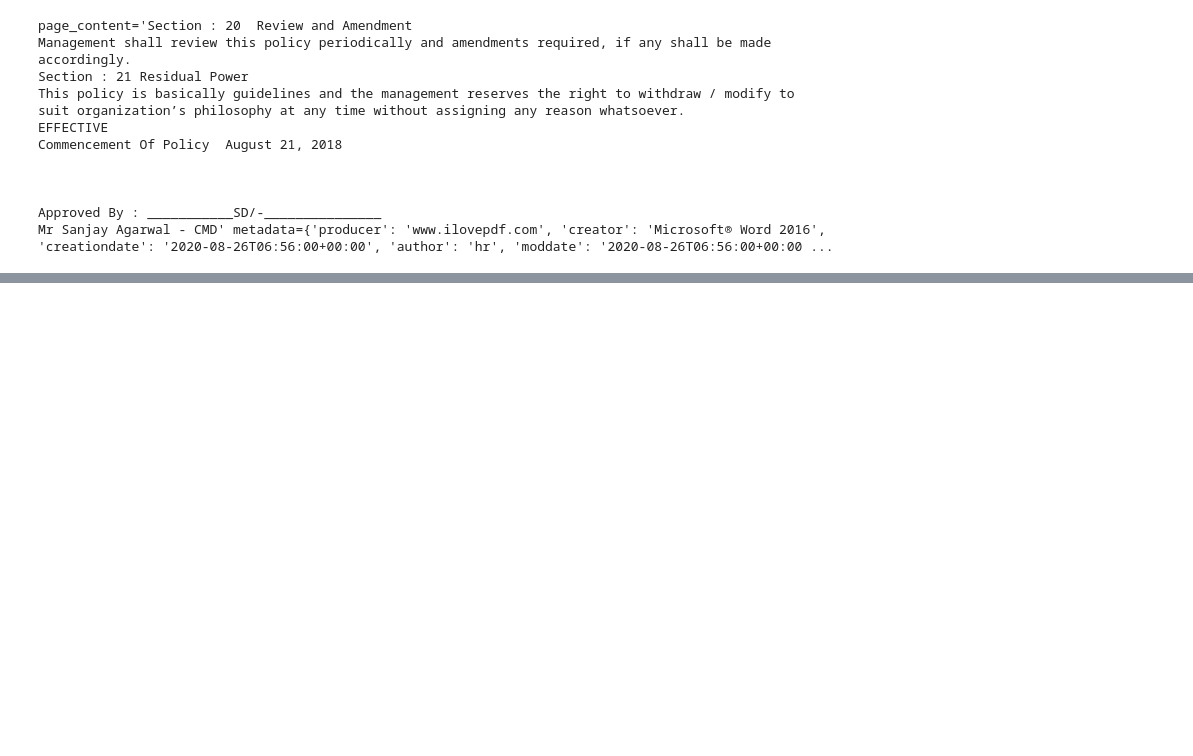
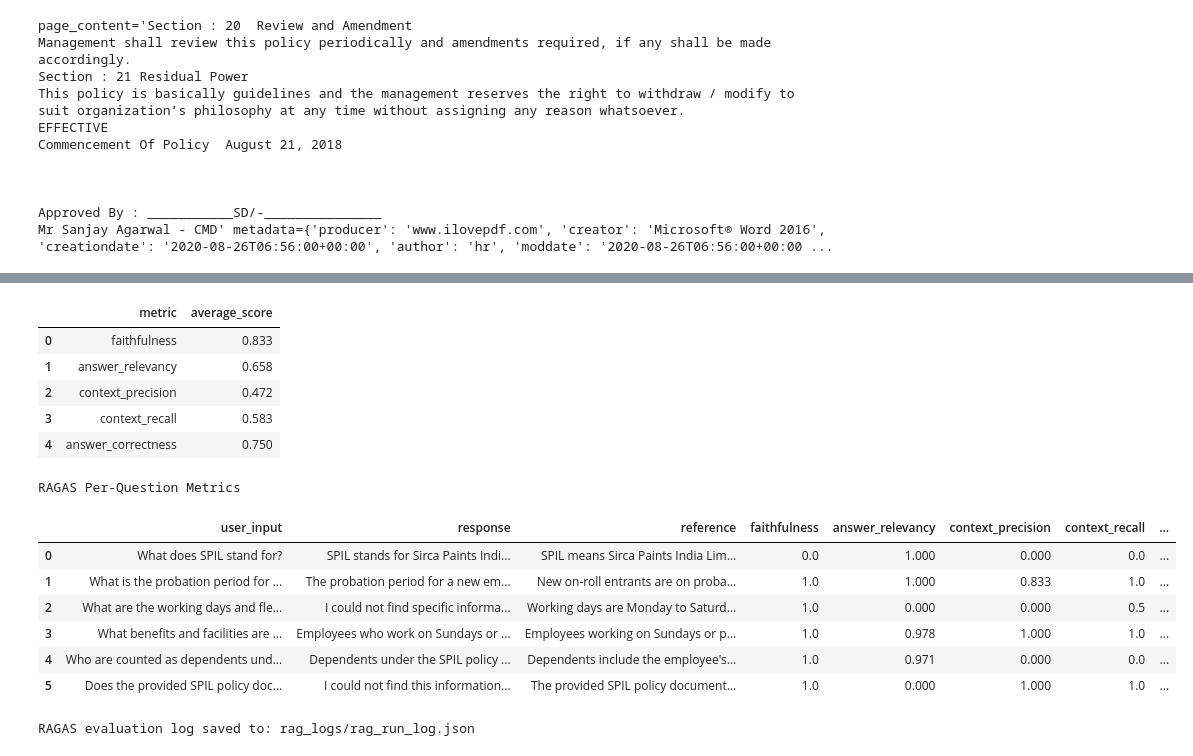
Before and after one commit to ingledarshan/Walmart-IN-21-25-September-2026-GenAIForEngineeringManagers, a Jupyter notebook: Day3/3 RAG_system_using_LangChain_and_OpenAI.ipynb, the cells around one changed output, grey strips where cells are left out. Saved outputs shown, nothing was run; the diff lists cells and outputs as text; code cells hidden in the pictures; blank space fills up the shorter version.

```diff
--- a/Day3/3 RAG_system_using_LangChain_and_OpenAI.ipynb
+++ b/Day3/3 RAG_system_using_LangChain_and_OpenAI.ipynb
@@ -393,0 +1220,20 @@ Mr Sanjay Agarwal - CMD' metadata={'producer': 'www.ilovepdf.com', 'creator': 'M
+# %%
+# Step 17: Run RAGAS metrics
+ragas_metrics = [
+    faithfulness,
+    answer_relevancy,
+    context_precision,
+    context_recall,
+    answer_correctness,
+]
+
+ragas_result = evaluate(
+    ragas_dataset,
+    metrics=ragas_metrics,
+    llm=llm,
+    embeddings=embeddings,
+    raise_exceptions=False,
+    show_progress=True,
+)
+
+print("RAGAS evaluation completed.")
@@ -393,0 +1243,45 @@ Mr Sanjay Agarwal - CMD' metadata={'producer': 'www.ilovepdf.com', 'creator': 'M
+# %%
+# Step 18: Print RAGAS metrics in structured DataFrame format
+ragas_result_df = ragas_result.to_pandas()
+
+metric_columns = [
+    "faithfulness",
+    "answer_relevancy",
+    "context_precision",
+    "context_recall",
+    "answer_correctness",
+]
+
+ragas_metrics_summary_df = (
+    ragas_result_df[metric_columns]
+    .mean(numeric_only=True)
+    .reset_index()
+    .rename(columns={"index": "metric", 0: "average_score"})
+)
+ragas_metrics_summary_df["average_score"] = ragas_metrics_summary_df["average_score"].round(3)
+
+ragas_question_metrics_df = ragas_result_df[
+    ["user_input", "response", "reference"] + metric_columns
+].copy()
+ragas_question_metrics_df[metric_columns] = ragas_question_metrics_df[metric_columns].round(3)
+
+print("RAGAS Metrics Summary")
+display(ragas_metrics_summary_df)
+
+print("RAGAS Per-Question Metrics")
+display(ragas_question_metrics_df)
+
+ragas_event = {
+    "event_type": "ragas_evaluation",
+    "evaluation_id": str(uuid.uuid4()),
+    "timestamp_utc": utc_now_iso(),
+    "pdf_path": pdf_path,
+    "llm_model": getattr(llm, "model_name", None) or getattr(llm, "model", None),
+    "embedding_model": getattr(embeddings, "model", None),
+    "metrics_summary": ragas_metrics_summary_df.to_dict(orient="records"),
+    "results": ragas_question_metrics_df.to_dict(orient="records"),
+}
+
+append_json_log(ragas_event)
+print(f"RAGAS evaluation log saved to: {LOG_FILE}")
+# %% [output]
@@ -393,0 +1289,15 @@ Mr Sanjay Agarwal - CMD' metadata={'producer': 'www.ilovepdf.com', 'creator': 'M
+|  | metric | average_score |
+| 0 | faithfulness | 0.833 |
+| 1 | answer_relevancy | 0.658 |
+| 2 | context_precision | 0.472 |
+| 3 | context_recall | 0.583 |
+| 4 | answer_correctness | 0.750 |
+RAGAS Per-Question Metrics
+|  | user_input | response | reference | faithfulness | answer_relevancy | context_precision | context_recall | ... |
+| 0 | What does SPIL stand for? | SPIL stands for Sirca Paints Indi... | SPIL means Sirca Paints India Lim... | 0.0 | 1.000 | 0.000 | 0.0 | ... |
+| 1 | What is the probation period for ... | The probation period for a new em... | New on-roll entrants are on proba... | 1.0 | 1.000 | 0.833 | 1.0 | ... |
+| 2 | What are the working days and fle... | I could not find specific informa... | Working days are Monday to Saturd... | 1.0 | 0.000 | 0.000 | 0.5 | ... |
+| 3 | What benefits and facilities are ... | Employees who work on Sundays or ... | Employees working on Sundays or p... | 1.0 | 0.978 | 1.000 | 1.0 | ... |
+| 4 | Who are counted as dependents und... | Dependents under the SPIL policy ... | Dependents include the employee's... | 1.0 | 0.971 | 0.000 | 0.0 | ... |
+| 5 | Does the provided SPIL policy doc... | I could not find this information... | The provided SPIL policy document... | 1.0 | 0.000 | 1.000 | 1.0 | ... |
+RAGAS evaluation log saved to: rag_logs/rag_run_log.json
```
Also changed, not shown: parts of 34 cells of this notebook.
